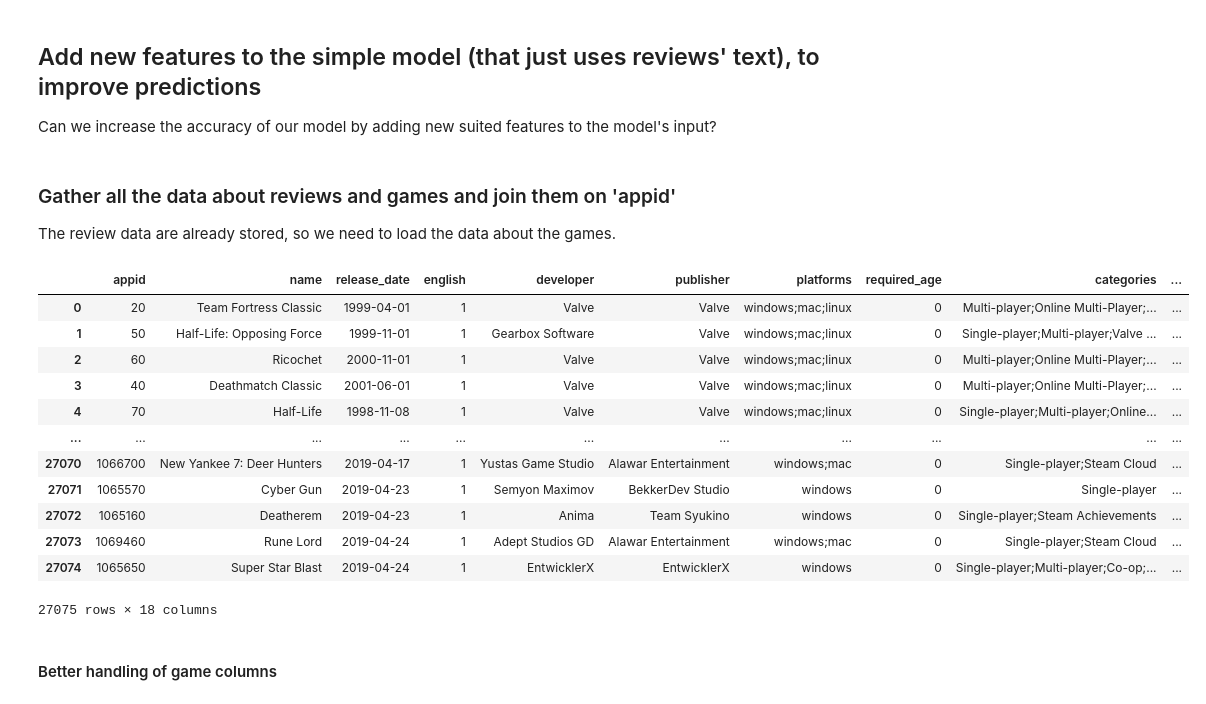
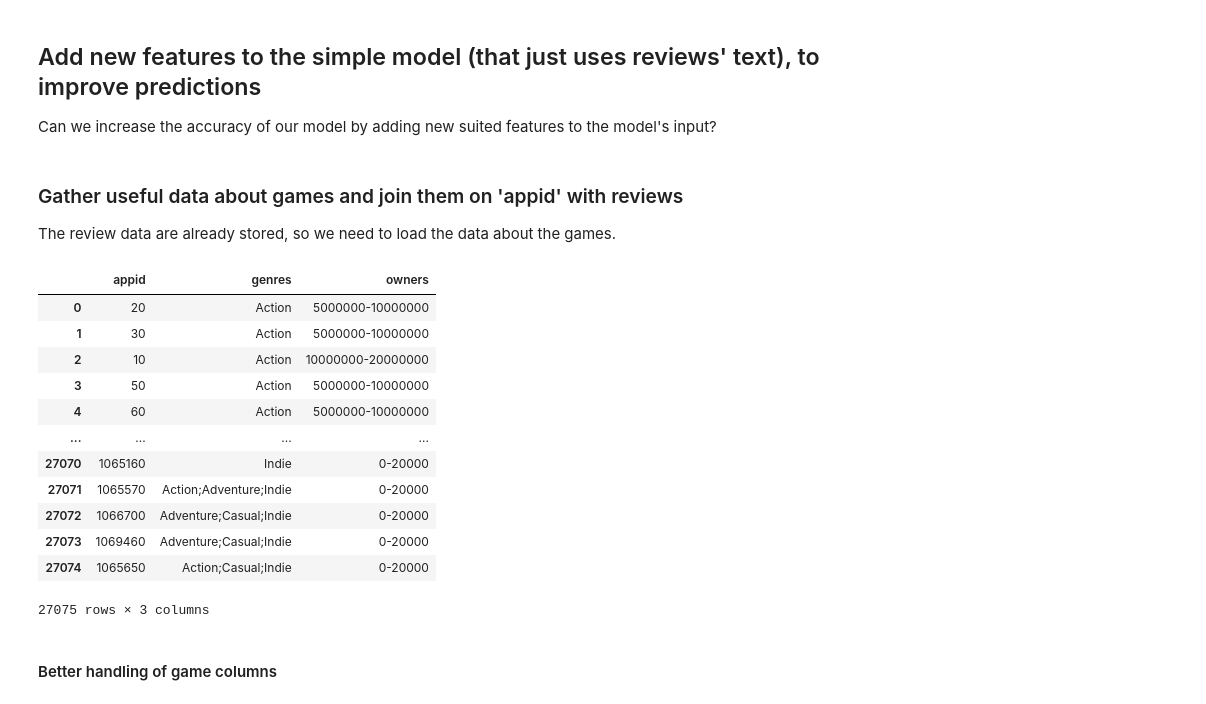
Before and after one commit to Amatofrancesco99/dsbda2022, a Jupyter notebook: notebooks/hypotheses/distributed/5th.ipynb, the cells around one changed output. Drawn from its saved outputs; the diff is of its cells as text; code cells hidden in the pictures.

```diff
--- a/notebooks/hypotheses/distributed/5th.ipynb
+++ b/notebooks/hypotheses/distributed/5th.ipynb
@@ -194,31 +194,31 @@ Those results show (no matter the model) that there is a correlation between the
 
 Can we increase the accuracy of our model by adding new suited features to the model's input?
 # %% [markdown]
-### Gather all the data about reviews and games and join them on 'appid'
+### Gather useful data about games and join them on 'appid' with reviews
 
 The review data are already stored, so we need to load the data about the games.
 # %%
 # Connect to the mongo local and load as a dataframe the games collection
 mongo = pymongo.MongoClient()
 mongo_db = mongo.final_project
-games_df = pd.DataFrame(list(mongo_db.games.find({}, {'_id': False})))
+games_df = pd.DataFrame(list(mongo_db.games.find({}, {'_id': False})))[['appid', 'genres', 'owners']]
 mongo.close() #Close the connections
 
 games_df
 # %% [output]
-|  | appid | name | release_date | english | developer | publisher | platforms | required_age | categories | ... |
-| 0 | 20 | Team Fortress Classic | 1999-04-01 | 1 | Valve | Valve | windows;mac;linux | 0 | Multi-player;Online Multi-Player;... | ... |
-| 1 | 50 | Half-Life: Opposing Force | 1999-11-01 | 1 | Gearbox Software | Valve | windows;mac;linux | 0 | Single-player;Multi-player;Valve ... | ... |
-| 2 | 60 | Ricochet | 2000-11-01 | 1 | Valve | Valve | windows;mac;linux | 0 | Multi-player;Online Multi-Player;... | ... |
-| 3 | 40 | Deathmatch Classic | 2001-06-01 | 1 | Valve | Valve | windows;mac;linux | 0 | Multi-player;Online Multi-Player;... | ... |
-| 4 | 70 | Half-Life | 1998-11-08 | 1 | Valve | Valve | windows;mac;linux | 0 | Single-player;Multi-player;Online... | ... |
-| ... | ... | ... | ... | ... | ... | ... | ... | ... | ... | ... |
-| 27070 | 1066700 | New Yankee 7: Deer Hunters | 2019-04-17 | 1 | Yustas Game Studio | Alawar Entertainment | windows;mac | 0 | Single-player;Steam Cloud | ... |
-| 27071 | 1065570 | Cyber Gun | 2019-04-23 | 1 | Semyon Maximov | BekkerDev Studio | windows | 0 | Single-player | ... |
-| 27072 | 1065160 | Deatherem | 2019-04-23 | 1 | Anima | Team Syukino | windows | 0 | Single-player;Steam Achievements | ... |
-| 27073 | 1069460 | Rune Lord | 2019-04-24 | 1 | Adept Studios GD | Alawar Entertainment | windows;mac | 0 | Single-player;Steam Cloud | ... |
-| 27074 | 1065650 | Super Star Blast | 2019-04-24 | 1 | EntwicklerX | EntwicklerX | windows | 0 | Single-player;Multi-player;Co-op;... | ... |
+|  | appid | genres | owners |
+| 0 | 20 | Action | 5000000-10000000 |
+| 1 | 30 | Action | 5000000-10000000 |
+| 2 | 10 | Action | 10000000-20000000 |
+| 3 | 50 | Action | 5000000-10000000 |
+| 4 | 60 | Action | 5000000-10000000 |
+| ... | ... | ... | ... |
+| 27070 | 1065160 | Indie | 0-20000 |
+| 27071 | 1065570 | Action;Adventure;Indie | 0-20000 |
+| 27072 | 1066700 | Adventure;Casual;Indie | 0-20000 |
+| 27073 | 1069460 | Adventure;Casual;Indie | 0-20000 |
+| 27074 | 1065650 | Action;Casual;Indie | 0-20000 |
-27075 rows × 18 columns
+27075 rows × 3 columns
 # %% [markdown]
 #### Better handling of game columns
 # %% [markdown]
```
Also changed, not shown: parts of 30 cells of this notebook, 1 other file.
